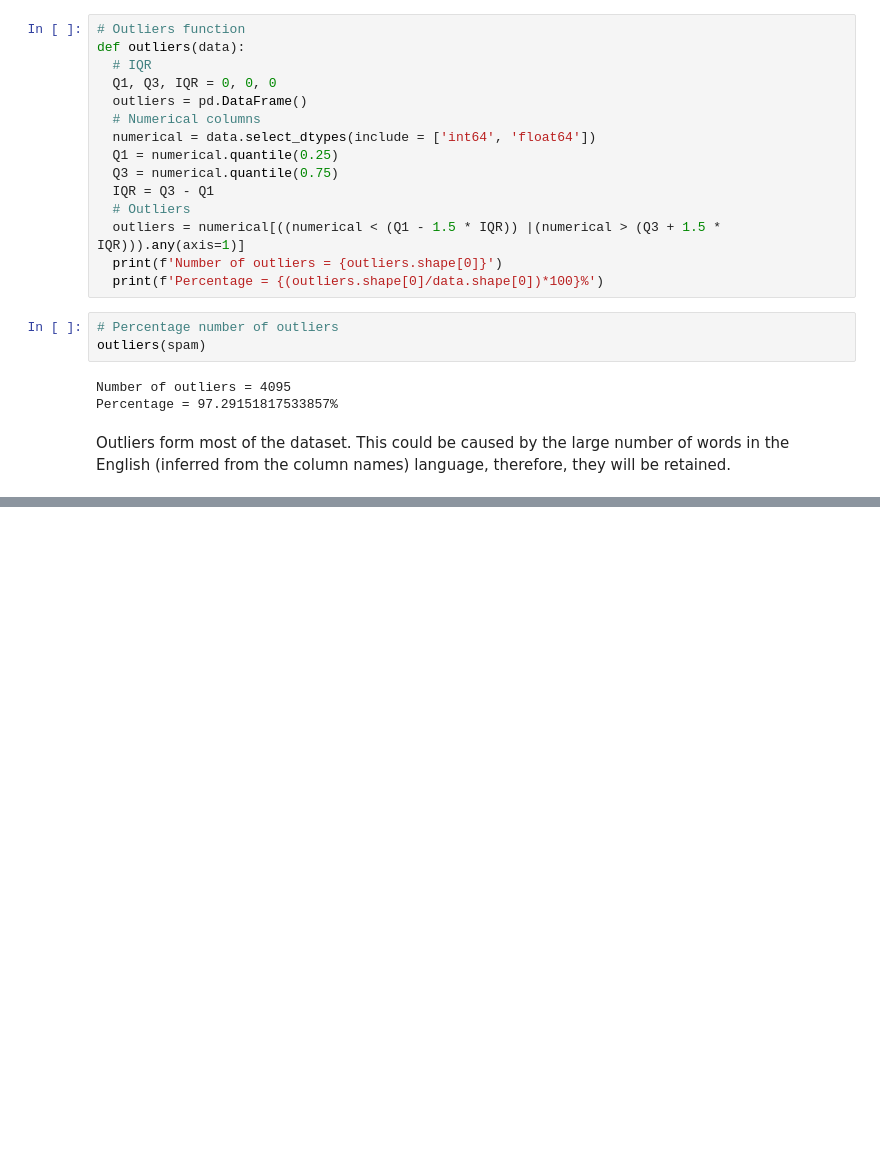
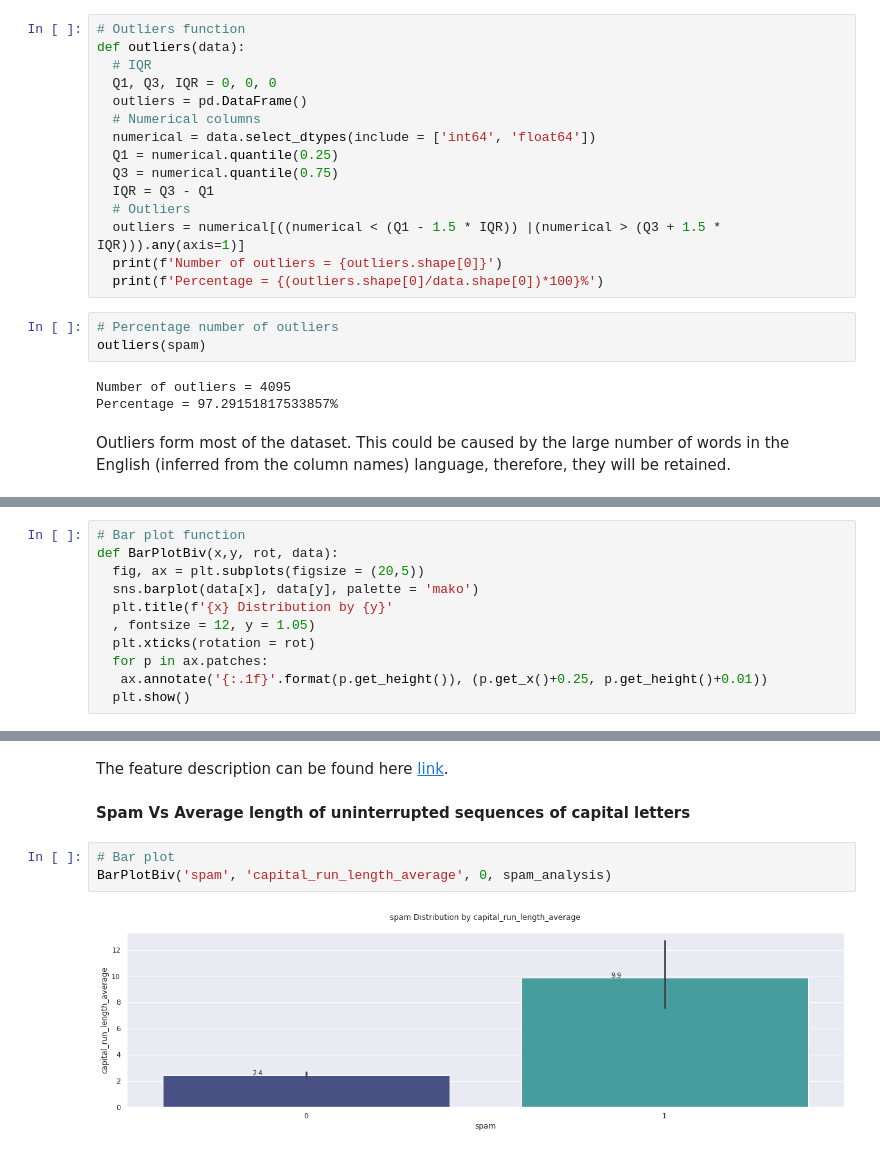
Before and after one commit to deborahmasibo/Moringa-Core-Module-2-Week-4-IP, a Jupyter notebook: Naive_Bayes_Classification.ipynb, the cells around one changed output, grey strips where cells are left out. Saved outputs shown, nothing was run; the diff lists cells and outputs as text; blank space fills up the shorter version.

```diff
--- a/Naive_Bayes_Classification.ipynb
+++ b/Naive_Bayes_Classification.ipynb
@@ -332,0 +425,11 @@ Outliers form most of the dataset. This could be caused by the large number of w
+# %%
+# Bar plot function
+def BarPlotBiv(x,y, rot, data):
+  fig, ax = plt.subplots(figsize = (20,5))
+  sns.barplot(data[x], data[y], palette = 'mako')
+  plt.title(f'{x} Distribution by {y}'
+  , fontsize = 12, y = 1.05)
+  plt.xticks(rotation = rot)
+  for p in ax.patches:
+   ax.annotate('{:.1f}'.format(p.get_height()), (p.get_x()+0.25, p.get_height()+0.01))
+  plt.show()
@@ -332,0 +444,9 @@ Outliers form most of the dataset. This could be caused by the large number of w
+# %% [markdown]
+The feature description can be found here [link](https://myweb.uiowa.edu/pbreheny/data/spam.html).
+# %% [markdown]
+**Spam Vs Average length of uninterrupted sequences of capital letters**
+# %%
+# Bar plot
+BarPlotBiv('spam', 'capital_run_length_average', 0, spam_analysis)
+# %% [output]
+[figure, added]
```
Also changed, not shown: parts of 147 cells of this notebook.
